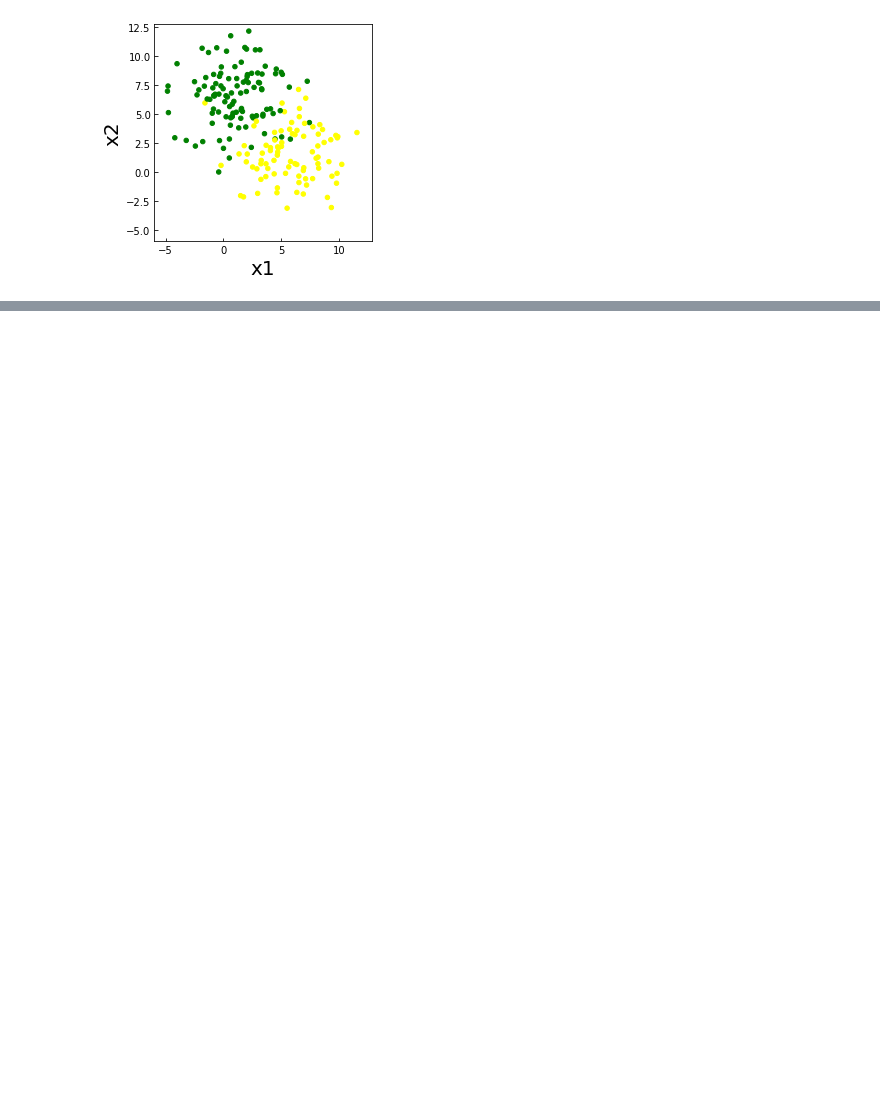
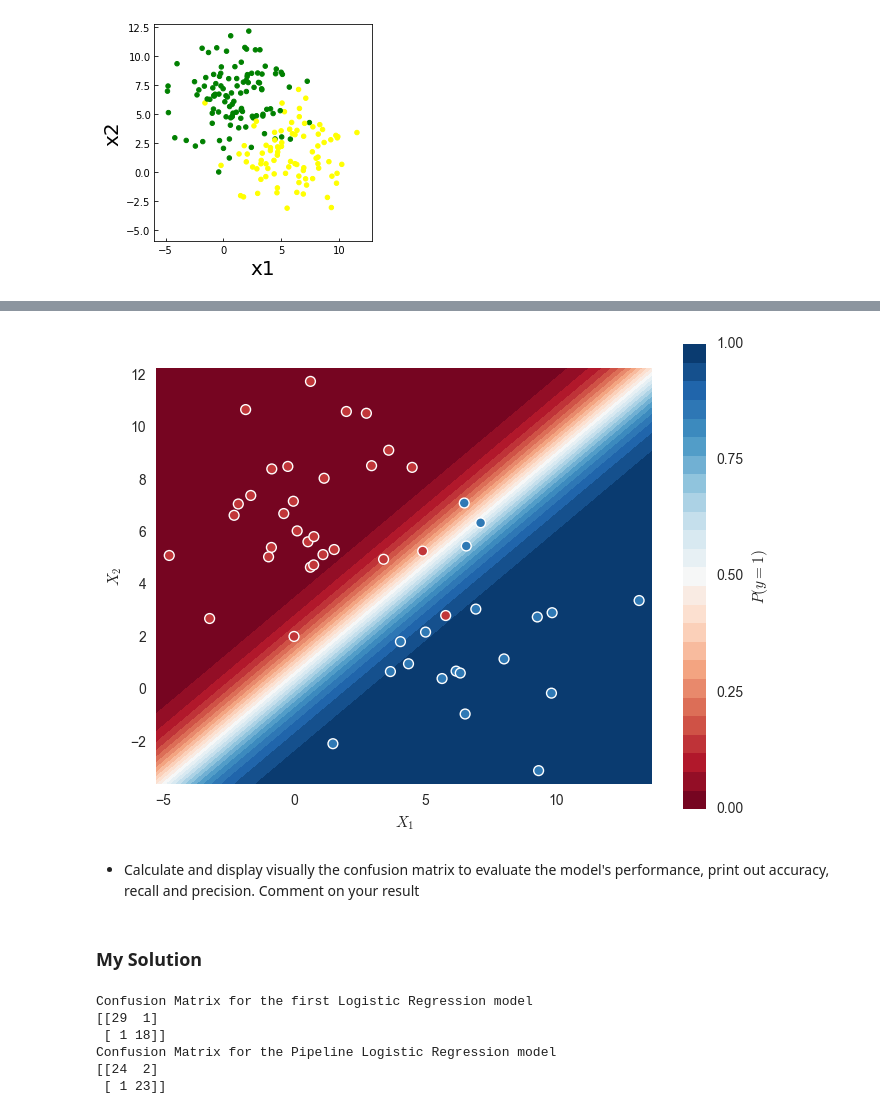
Before and after one commit to IlyasHabeeb/CA_Test_Ilyas, a Jupyter notebook: PUI ADS CA test.ipynb, the cells around one changed output, grey strips where cells are left out. Saved outputs shown, nothing was run; the diff lists cells and outputs as text; code cells hidden in the pictures; blank space fills up the shorter version.

```diff
--- a/PUI ADS CA test.ipynb
+++ b/PUI ADS CA test.ipynb
@@ -68,0 +273,2 @@ Run a linear regression on the data and comment on which model is "best" and why
+# %%
+lr_model.fit(X_train, y_train)
@@ -68,0 +444,59 @@ Run a linear regression on the data and comment on which model is "best" and why
+# %%
+def plot_decision_boundary(X, y, model, model_name):
+    h = .02
+    # Plot the decision boundary. For that, we will assign a color to each
+    # point in the mesh [x_min, x_max]x[y_min, y_max].
+    x_min, x_max = X.iloc[:, 0].min() - .5, X.iloc[:, 0].max() + .5
+    y_min, y_max = X.iloc[:, 1].min() - .5, X.iloc[:, 1].max() + .5
+
+    xx, yy = np.meshgrid(np.arange(x_min, x_max, h), np.arange(y_min, y_max, h))
+
+    #Z = model.predict(np.c_[xx.ravel(), yy.ravel()])
+    grid = np.c_[xx.ravel(), yy.ravel()]
+
+    # Put the result into a color plot
+    if model_name is 'Logistic':
+        Z = model.predict_proba(grid)[:, 1].reshape(xx.shape)
+
+    elif model_name is 'Linear':
+        Z = model.predict(grid).reshape(xx.shape)
+
+    f, ax = plt.subplots(figsize = (8,6))
+    contour = ax.contourf(xx, yy, Z, 25, cmap="RdBu", vmin=0, vmax=1)
+
+    ax_c = f.colorbar(contour)
+
+    if model_name is 'Logistic':
+        ax_c.set_label("$P(y = 1)$")
+        ax_c.set_ticks([0, .25, .5, .75, 1])
+
+    elif model_name is 'Linear':
+        ax_c.set_label("$y$")
+
+
+    ax.scatter(X.iloc[:, 0], X.iloc[:, 1], c=y, s=50, cmap="RdBu", vmin= -.2, vmax=1.2, edgecolor="white", linewidth=1)
+    ax.set(aspect="equal", xlim=(xx.min(), xx.max()), ylim=(yy.min(), yy.max()), xlabel="$X_1$", ylabel="$X_2$")
+
+    return plt.show()
+# %%
+plot_decision_boundary(X_test, y_test, lr_model, 'Logistic')
+# %% [output]
+[figure, added]
+# %% [markdown]
+- Calculate and display visually the confusion matrix to evaluate the model's performance, print out accuracy, recall and precision. Comment on your result
+# %% [markdown]
+### My Solution
+# %%
+cm = metrics.confusion_matrix(y_test, predictions_1)
+print("Confusion Matrix for the first Logistic Regression model")
+print(cm)
+cm_pipeline = metrics.confusion_matrix(y_test_pipe, predictions_pipe)
+print("Confusion Matrix for the Pipeline Logistic Regression model")
+print(cm_pipeline)
+# %% [output]
+Confusion Matrix for the first Logistic Regression model
+[[29  1]
+ [ 1 18]]
+Confusion Matrix for the Pipeline Logistic Regression model
+[[24  2]
+ [ 1 23]]
```
Also changed, not shown: parts of 114 cells of this notebook, 2 other files.
